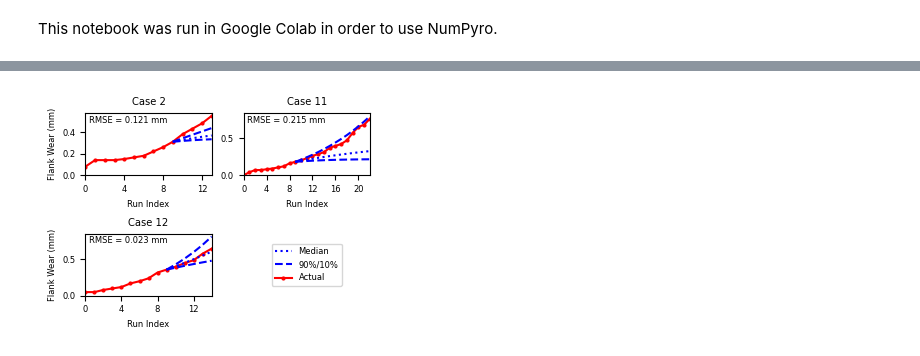
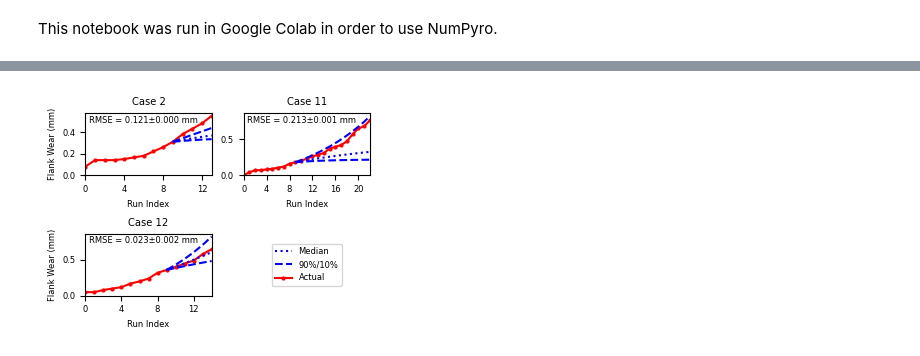
Before and after one commit to uky-aism/flows-for-manufacturing, a Jupyter notebook: notebooks/milling_prognosis_mcmc.ipynb, the cells around one changed output, grey strips where cells are left out. Drawn from its saved outputs; the diff is of its cells as text; code cells hidden in the pictures.

Commit message:
Update mcmc notebook

```diff
--- a/notebooks/milling_prognosis_mcmc.ipynb
+++ b/notebooks/milling_prognosis_mcmc.ipynb
@@ -272,25 +371,40 @@ Number of divergences: 0
 # %%
 plt.rc("font", size=6.0)
 
 fig, axs = plt.subplots(nrows=2, ncols=2, figsize=(3.4, 2.5))
 axs = [ax for row in axs for ax in row]
+rmse = [
+    [
+        compute_rsme_from_file(f"case_{idx:02d}_seed_{i:02d}.npy")
+        for i in range(5)
+    ]
+    for idx in [1, 10, 11]
+]
 
-show_mcmc_results("case_01.npy", axs[0])
-show_mcmc_results("case_10.npy", axs[1])
-show_mcmc_results("case_11.npy", axs[2])
+for i, idx in enumerate([1, 10, 11]):
+    show_mcmc_results(f"case_{idx:02d}_seed_00.npy", axs[i])
+    mean_rmse = np.mean(rmse[i])
+    std_rmse = np.std(rmse[i])
+    axs[i].text(
+        0.03,
+        0.85,
+        f"RMSE = {mean_rmse:.3f}±{std_rmse:.3f} mm",
+        transform=axs[i].transAxes
+    )
+
 axs[1].set_ylabel("")
 axs[3].axis("off")
 artists = [
     plt.Line2D([], [], color="b", ls=":", label="Median"),
     plt.Line2D([], [], color="b", ls="--", label="90%/10%"),
     plt.Line2D([], [], color="r", ls="-", marker="o", markersize=2, label="Actual"),
 ]
 plt.legend(handles=artists, loc="center")
 fig.tight_layout()
 plt.savefig("out.pdf", bbox_inches="tight")
 plt.show()
 # %% [output]
-[figure, old version]
+[figure, new version]
 # %%
 times = []
 for _ in range(25):
```
Also changed, not shown: parts of 5 cells of this notebook.
